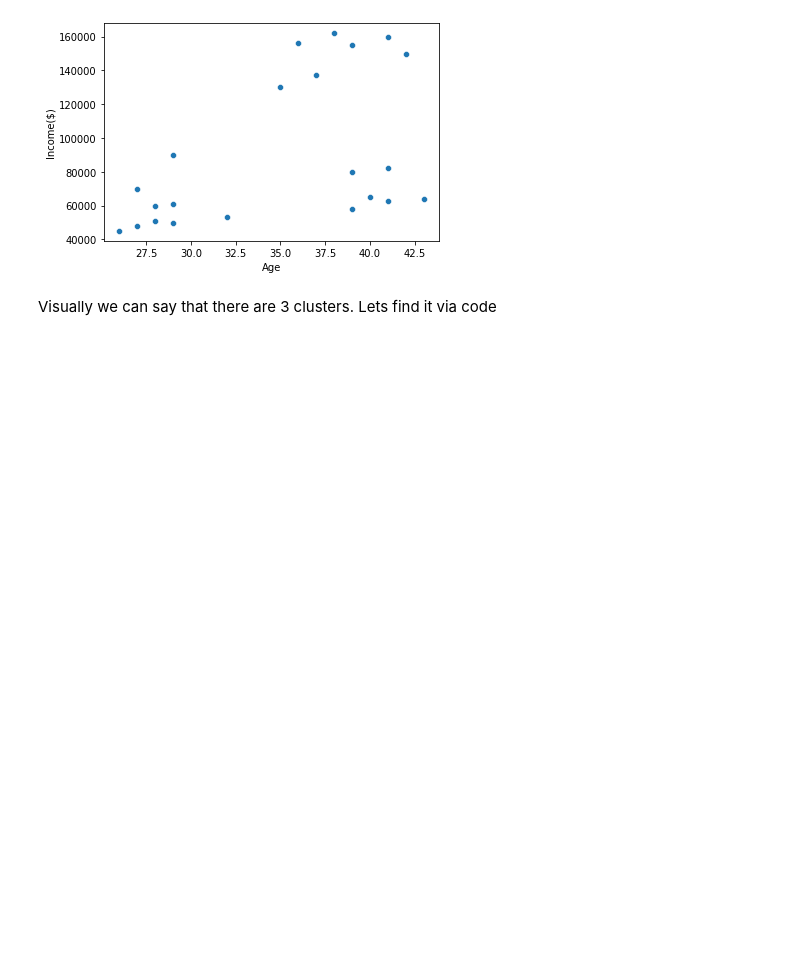
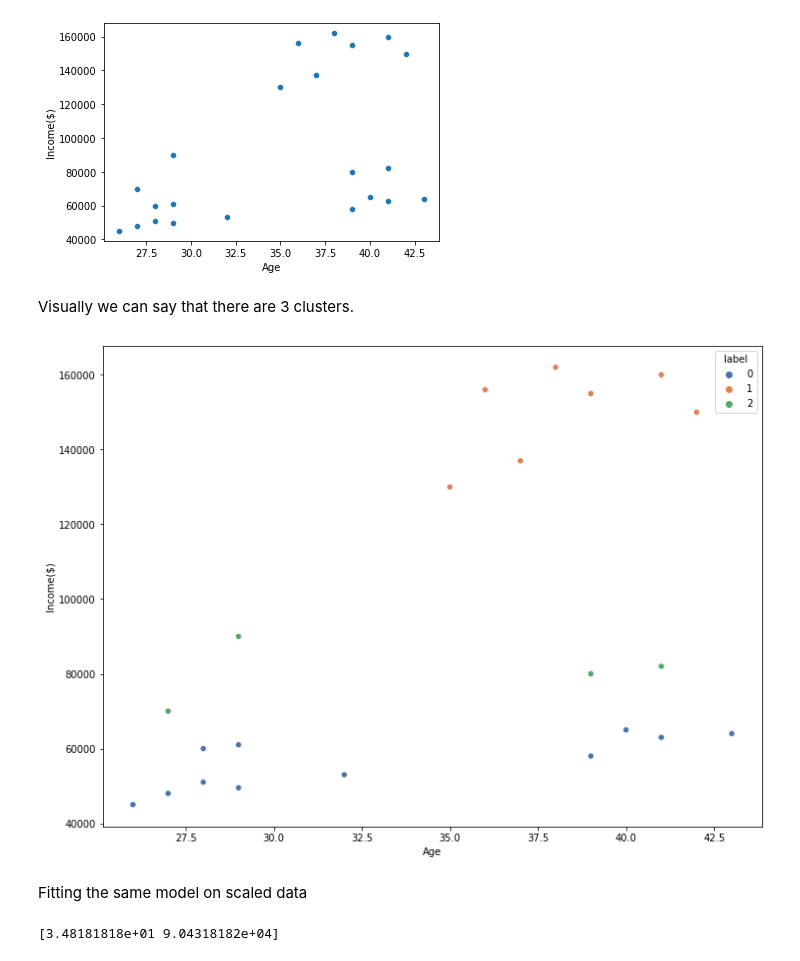
Before and after one commit to rohankavari/MachineLearning, a Jupyter notebook: Kmeans.ipynb, the cells around one changed output. Drawn from its saved outputs; the diff is of its cells as text; code cells hidden in the pictures; blank space fills up the shorter version.

```diff
--- a/Kmeans.ipynb
+++ b/Kmeans.ipynb
@@ -31,4 +31,29 @@ sns.scatterplot(data=df, x="Age", y="Income($)");
 # %% [output]
 [figure]
 # %% [markdown]
-Visually we can say that there are 3 clusters. Lets find it via code
+Visually we can say that there are 3 clusters.
+# %%
+from sklearn.cluster import KMeans
+import matplotlib.pyplot as plt
+kmeans = KMeans(n_clusters=3,n_init=200,algorithm='elkan').fit(df[['Age','Income($)']])
+df['label']=kmeans.predict(df[['Age','Income($)']])
+
+
+plt.figure(figsize=(12,9))
+sns.scatterplot(data=df, x="Age", y="Income($)",hue='label',palette="deep");
+# %% [output]
+[figure, added]
+# %% [markdown]
+Fitting the same model on scaled data
+# %%
+from sklearn.preprocessing import StandardScaler
+
+scaler = StandardScaler()
+scaler.fit(df[['Age','Income($)']])
+
+print(scaler.mean_)
+
+
+df[['Age','Income($)']]=scaler.transform(df[['Age','Income($)']])
+# %% [output]
+[3.48181818e+01 9.04318182e+04]
```
Also changed, not shown: parts of 8 cells of this notebook.
